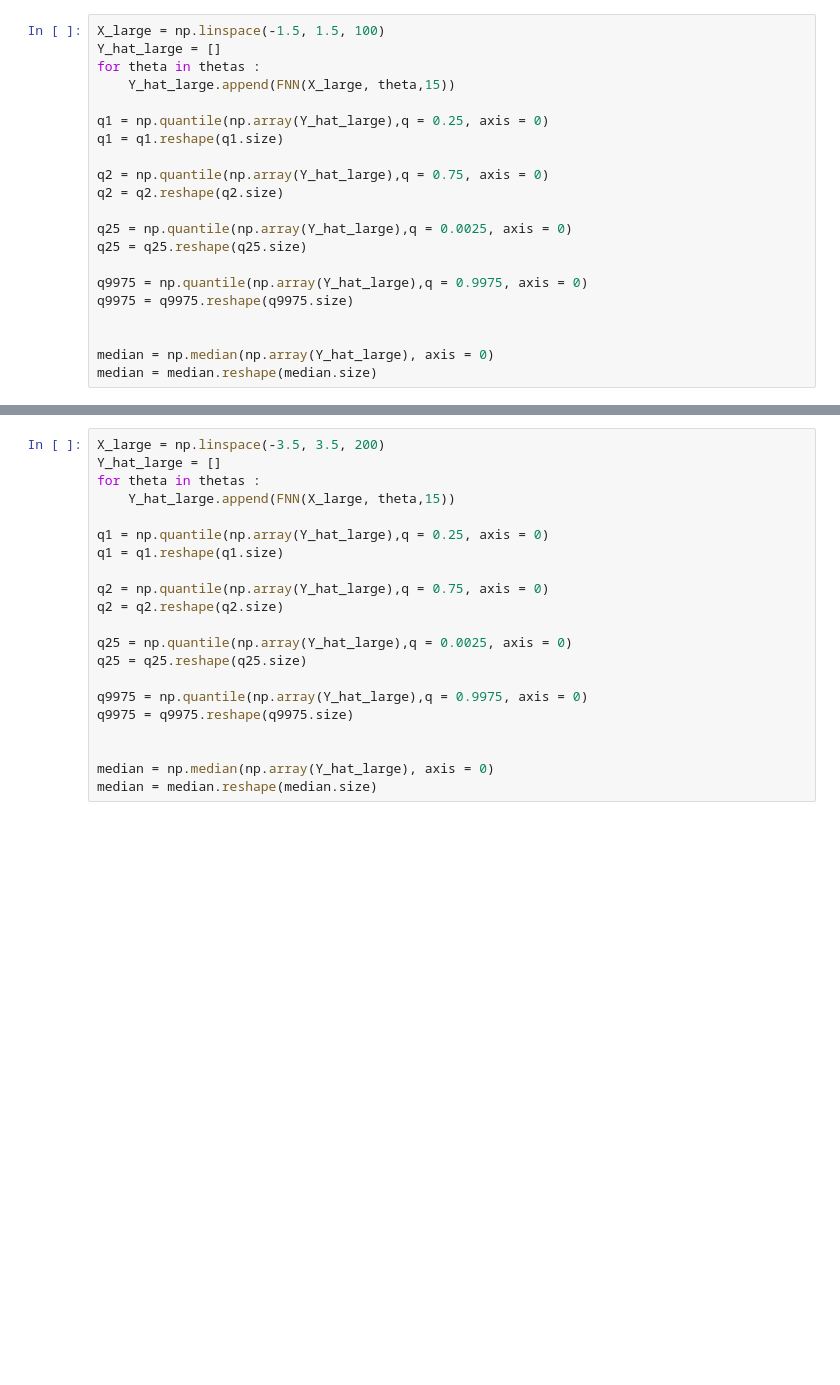
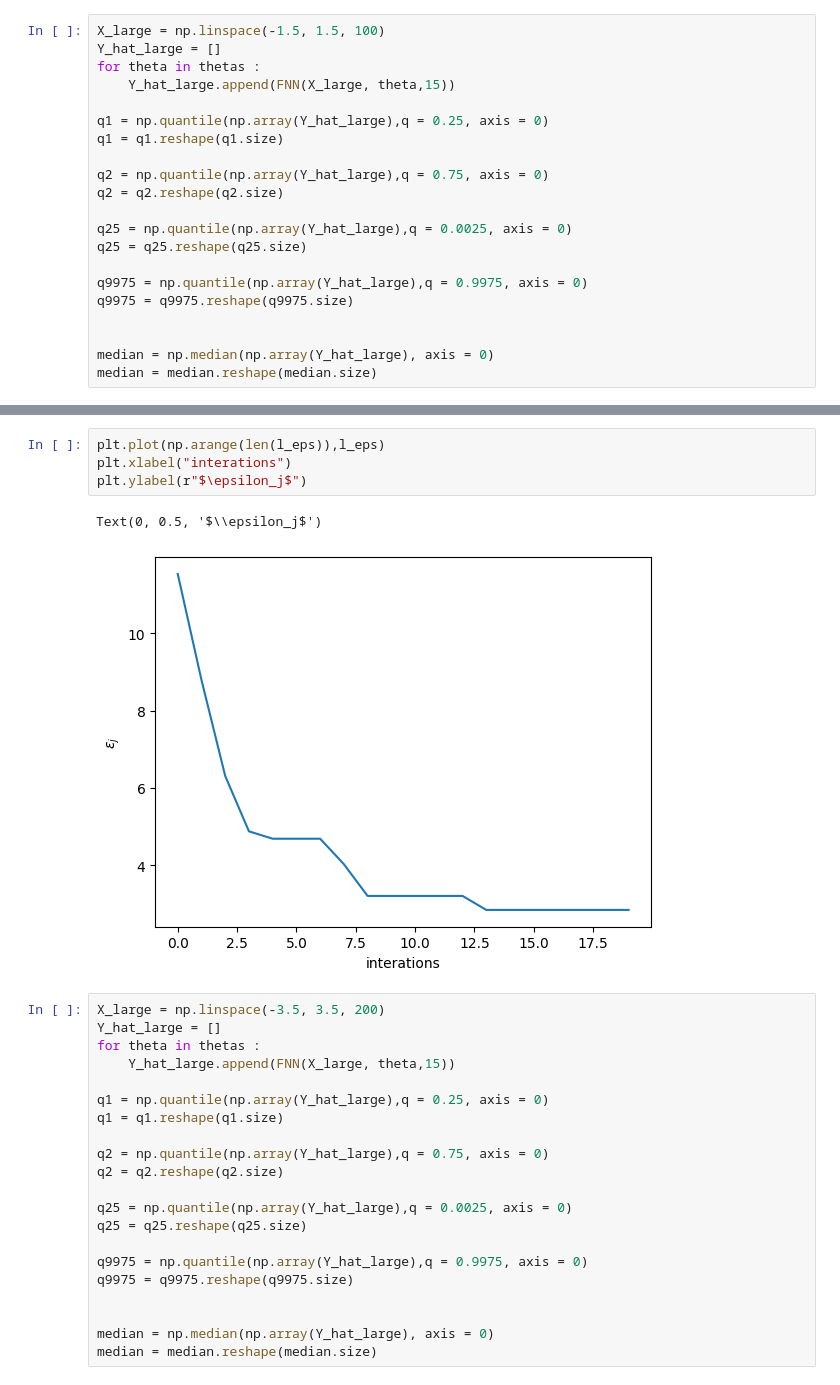
Before and after one commit to Davidson-Lova/PFE_BNN_ABS_SS, a Jupyter notebook: my_bnn_sin.ipynb, the cells around one changed output, grey strips where cells are left out. Saved outputs shown, nothing was run; the diff lists cells and outputs as text; blank space fills up the shorter version.

```diff
--- a/my_bnn_sin.ipynb
+++ b/my_bnn_sin.ipynb
@@ -208,6 +227,13 @@ for j in range(0, l) :
     thetas = new_thetas
     y_hats = new_y_hats
     rho_n = new_rho_n
+# %%
+plt.plot(np.arange(len(l_eps)),l_eps)
+plt.xlabel("interations")
+plt.ylabel(r"$\epsilon_j$")
+# %% [output]
+Text(0, 0.5, '$\\epsilon_j$')
+[figure, added]
 # %%
 X_large = np.linspace(-3.5, 3.5, 200)
 Y_hat_large = []
```
Also changed, not shown: parts of 9 cells of this notebook, 1 other file.
